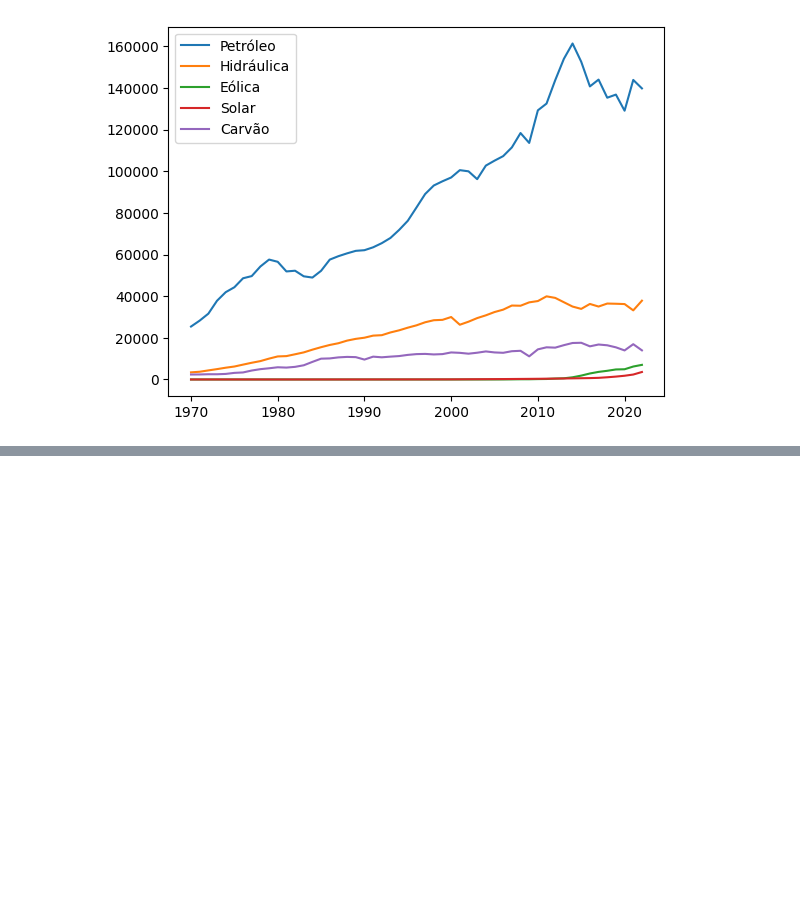
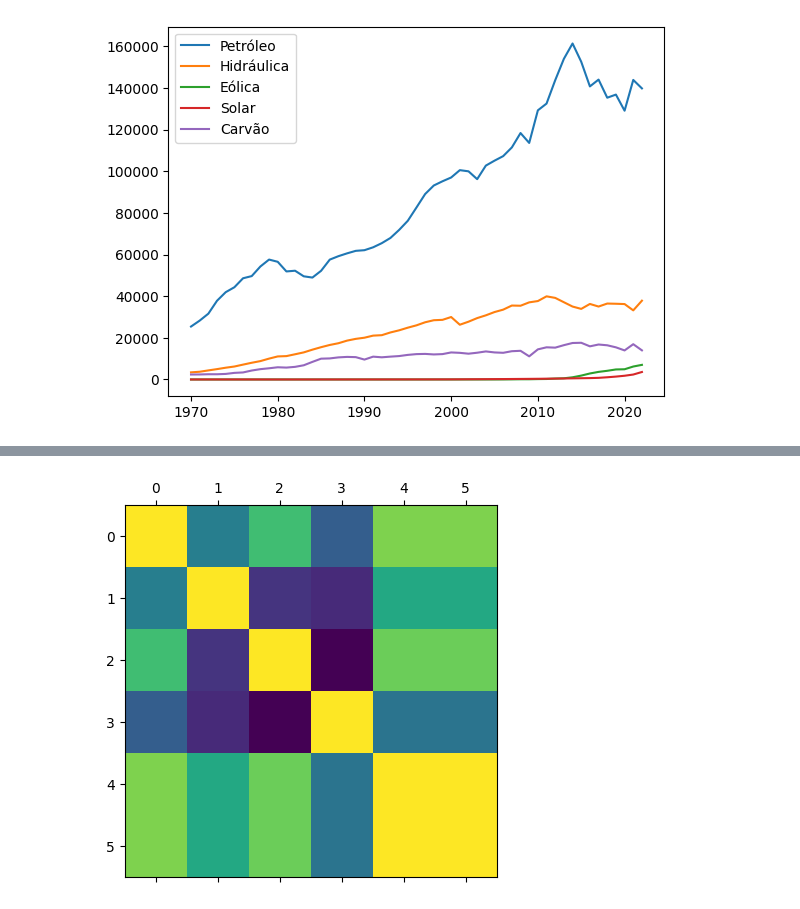
Before and after one commit to scrrpfv/projeto-ip, a Jupyter notebook: teste/testes.ipynb, the cells around one changed output, grey strips where cells are left out. Saved outputs shown, nothing was run; the diff lists cells and outputs as text; code cells hidden in the pictures; blank space fills up the shorter version.

```diff
--- a/teste/testes.ipynb
+++ b/teste/testes.ipynb
@@ -51,0 +59,5 @@ print(oftin.columns.values)
+# %%
+plt.matshow(dict_oferta_demanda['Urânio'].corr())
+plt.show()
+# %% [output]
+[figure, added]
```
Also changed, not shown: parts of 8 cells of this notebook.
